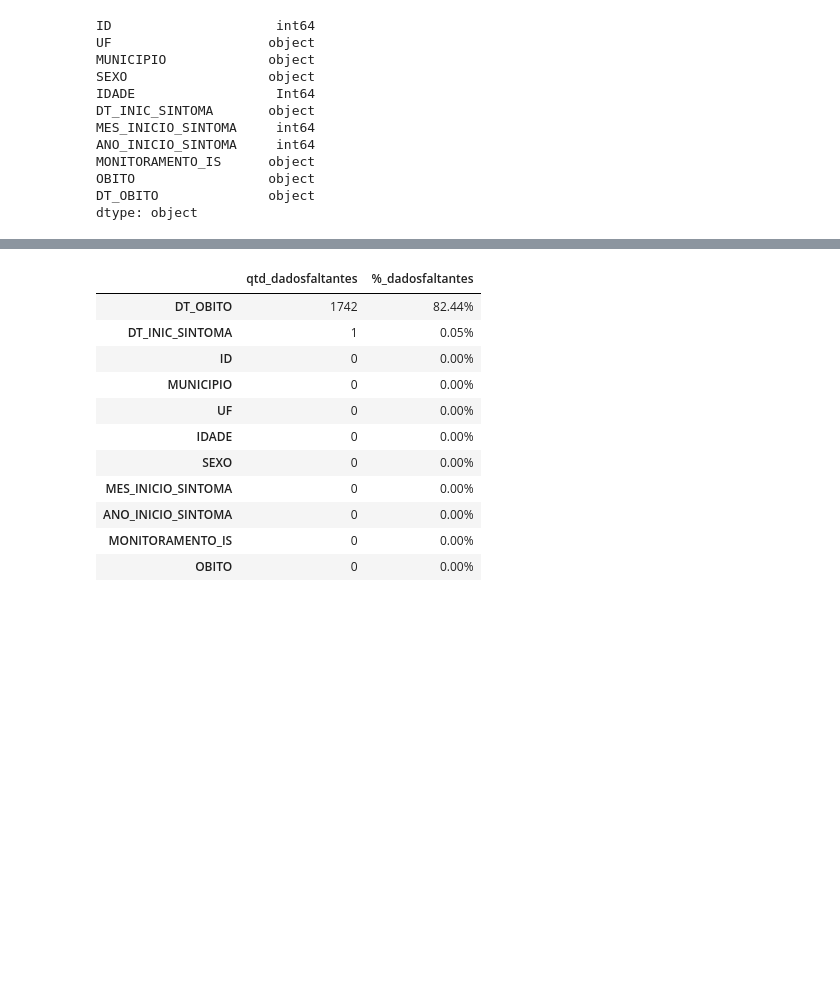
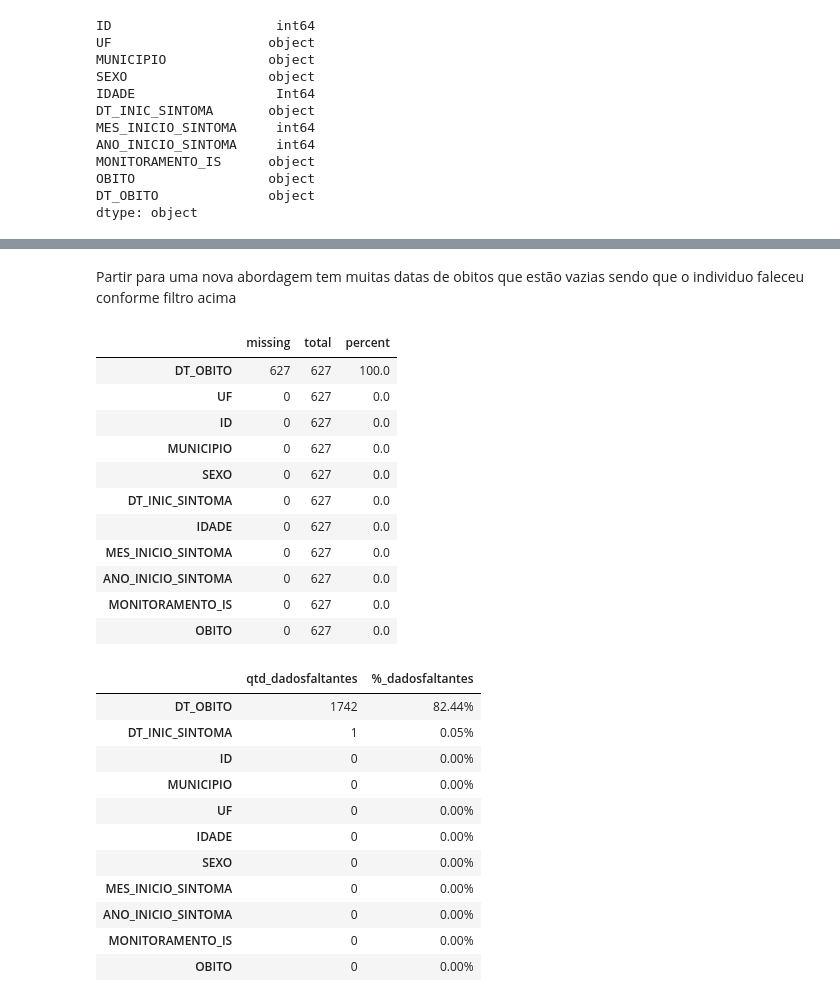
Before and after one commit to Jeanbernardo20/analise-Febre-Amarela, a Jupyter notebook: projeto/projeto.ipynb, the cells around one changed output, grey strips where cells are left out. Drawn from its saved outputs; the diff is of its cells as text; code cells hidden in the pictures; blank space fills up the shorter version.

Commit message:
filtros

```diff
--- a/projeto/projeto.ipynb
+++ b/projeto/projeto.ipynb
@@ -218,3 +202,20 @@ dtype: int64
+# %% [markdown]
+Partir para uma nova abordagem tem muitas datas de obitos que estão vazias sendo que o individuo faleceu conforme filtro acima
+# %%
+obitos_sem_data.stb.missing()
+# %% [output]
+|  | missing | total | percent |
+| DT_OBITO | 627 | 627 | 100.0 |
+| UF | 0 | 627 | 0.0 |
+| ID | 0 | 627 | 0.0 |
+| MUNICIPIO | 0 | 627 | 0.0 |
+| SEXO | 0 | 627 | 0.0 |
+| DT_INIC_SINTOMA | 0 | 627 | 0.0 |
+| IDADE | 0 | 627 | 0.0 |
+| MES_INICIO_SINTOMA | 0 | 627 | 0.0 |
+| ANO_INICIO_SINTOMA | 0 | 627 | 0.0 |
+| MONITORAMENTO_IS | 0 | 627 | 0.0 |
+| OBITO | 0 | 627 | 0.0 |
 # %%
 #identificar e mostrar valores nulos
 df_missing = (
```
Also changed, not shown: parts of 12 cells of this notebook.
